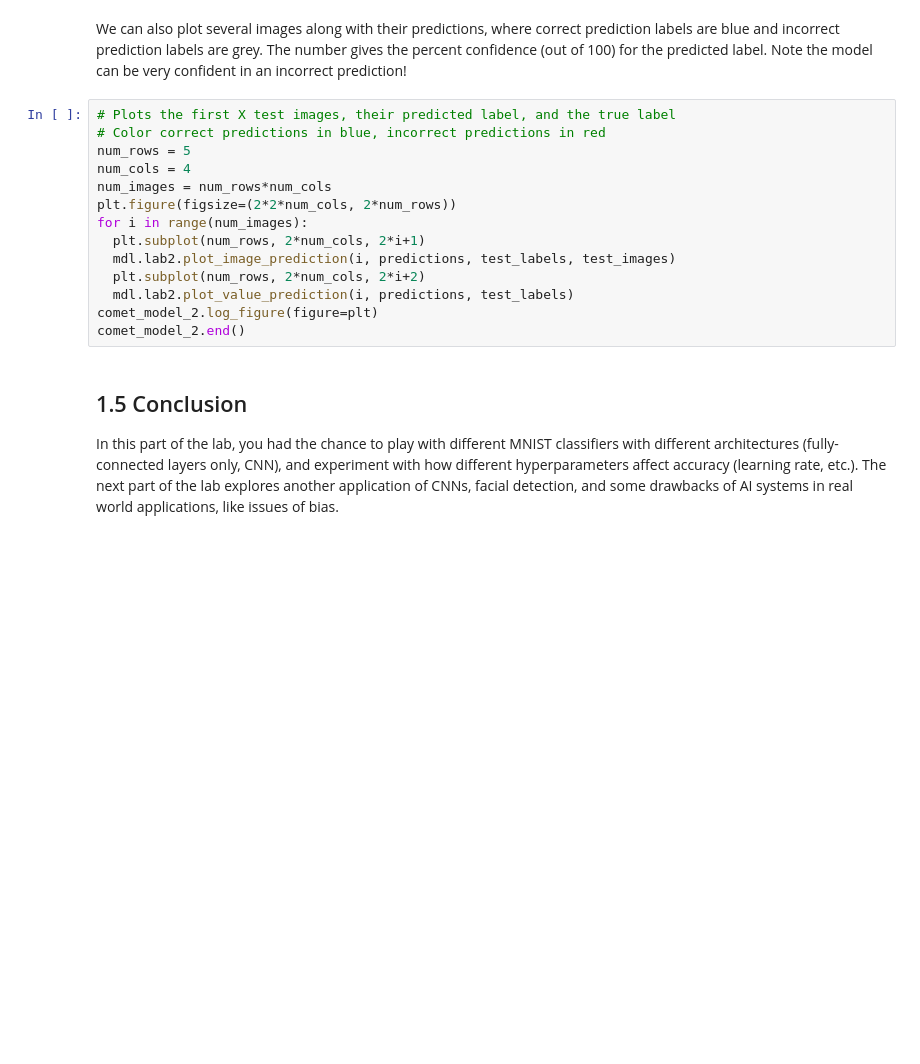
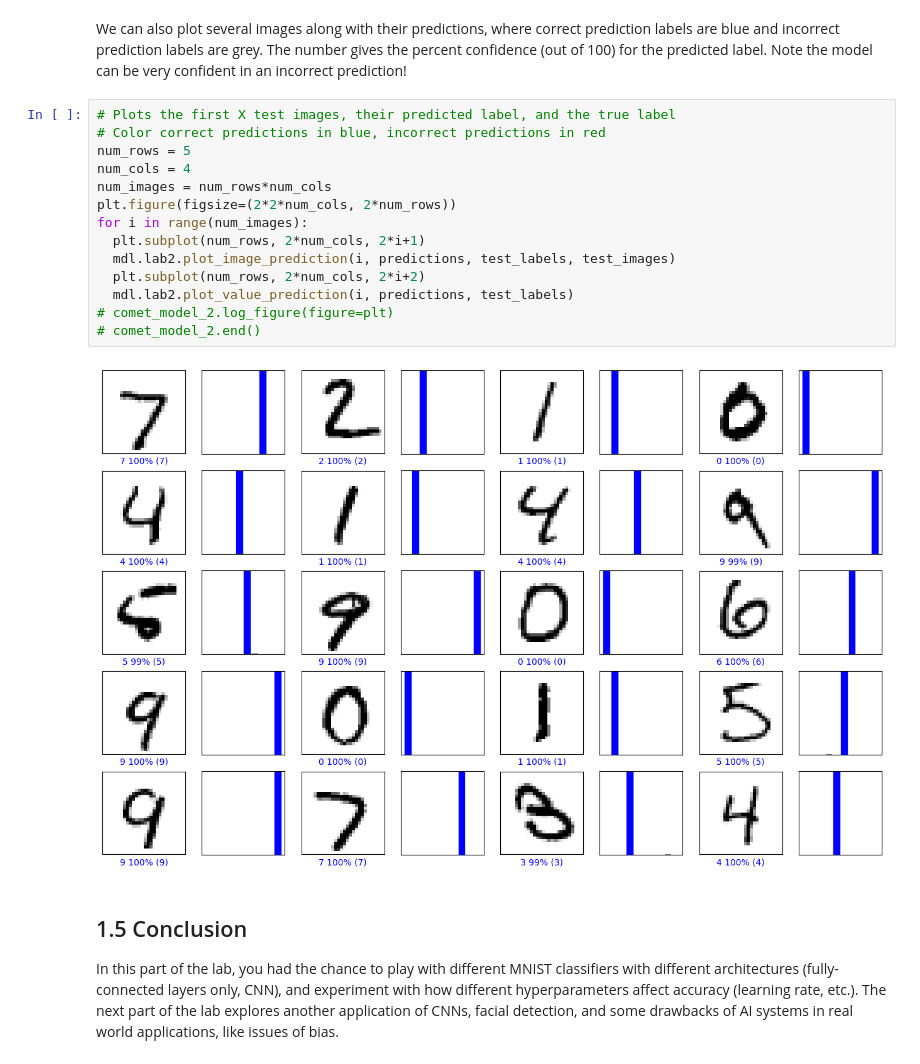
Before and after one commit to nhefner12/CECS_553_Labs, a Jupyter notebook: lab2/PT_Part1_MNIST.ipynb, the cells around one changed output. Drawn from its saved outputs; the diff is of its cells as text; blank space fills up the shorter version.

```diff
--- a/lab2/PT_Part1_MNIST.ipynb
+++ b/lab2/PT_Part1_MNIST.ipynb
@@ -548,17 +595,19 @@ We can also plot several images along with their predictions, where correct pred
 # %%
 # Plots the first X test images, their predicted label, and the true label
 # Color correct predictions in blue, incorrect predictions in red
 num_rows = 5
 num_cols = 4
 num_images = num_rows*num_cols
 plt.figure(figsize=(2*2*num_cols, 2*num_rows))
 for i in range(num_images):
   plt.subplot(num_rows, 2*num_cols, 2*i+1)
   mdl.lab2.plot_image_prediction(i, predictions, test_labels, test_images)
   plt.subplot(num_rows, 2*num_cols, 2*i+2)
   mdl.lab2.plot_value_prediction(i, predictions, test_labels)
-comet_model_2.log_figure(figure=plt)
-comet_model_2.end()
+# comet_model_2.log_figure(figure=plt)
+# comet_model_2.end()
+# %% [output]
+[figure, added]
 # %% [markdown]
 ## 1.5 Conclusion
 In this part of the lab, you had the chance to play with different MNIST classifiers with different architectures (fully-connected layers only, CNN), and experiment with how different hyperparameters affect accuracy (learning rate, etc.). The next part of the lab explores another application of CNNs, facial detection, and some drawbacks of AI systems in real world applications, like issues of bias.
```
Also changed, not shown: parts of 10 cells of this notebook.
